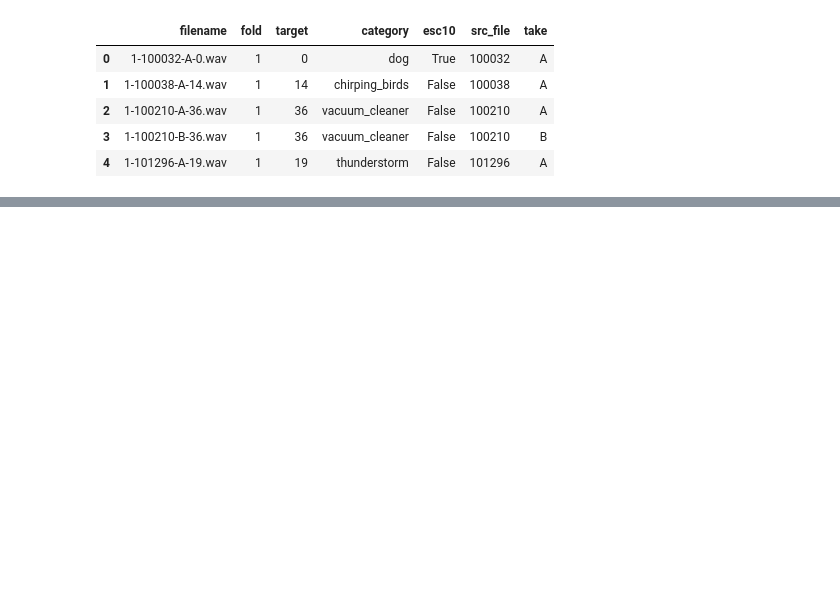
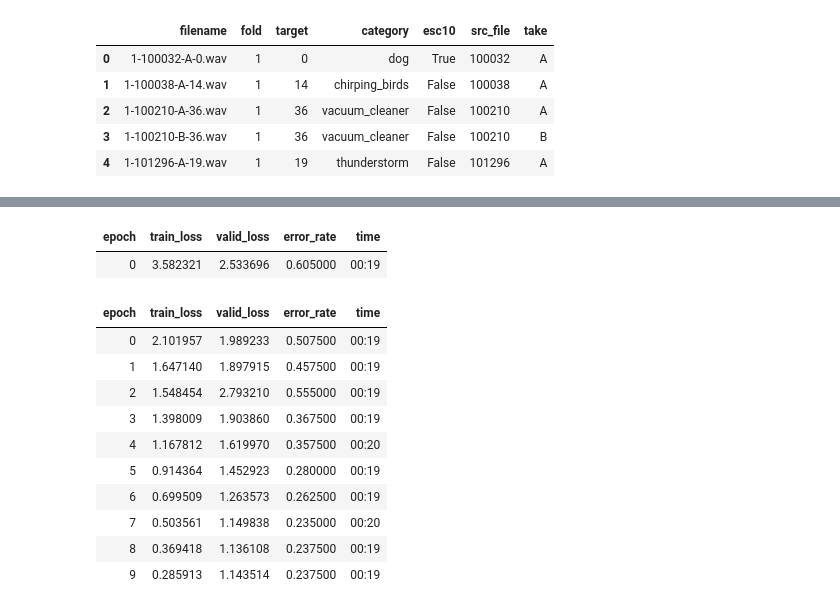
Before and after one commit to adamsiemaszkiewicz/sound_classifier, a Jupyter notebook: 02_Classifier.ipynb, the cells around one changed output, grey strips where cells are left out. Drawn from its saved outputs; the diff is of its cells as text; code cells hidden in the pictures; blank space fills up the shorter version.

```diff
--- a/02_Classifier.ipynb
+++ b/02_Classifier.ipynb
@@ -174,3 +204,19 @@ KeyboardInterrupt: ignored
+# %%
+learn.fine_tune(10, 1e-2)
+# %% [output]
+| epoch | train_loss | valid_loss | error_rate | time |
+| 0 | 3.582321 | 2.533696 | 0.605000 | 00:19 |
+| epoch | train_loss | valid_loss | error_rate | time |
+| 0 | 2.101957 | 1.989233 | 0.507500 | 00:19 |
+| 1 | 1.647140 | 1.897915 | 0.457500 | 00:19 |
+| 2 | 1.548454 | 2.793210 | 0.555000 | 00:19 |
+| 3 | 1.398009 | 1.903860 | 0.367500 | 00:19 |
+| 4 | 1.167812 | 1.619970 | 0.357500 | 00:20 |
+| 5 | 0.914364 | 1.452923 | 0.280000 | 00:19 |
+| 6 | 0.699509 | 1.263573 | 0.262500 | 00:19 |
+| 7 | 0.503561 | 1.149838 | 0.235000 | 00:20 |
+| 8 | 0.369418 | 1.136108 | 0.237500 | 00:19 |
+| 9 | 0.285913 | 1.143514 | 0.237500 | 00:19 |
 # %%
 learn.show_results()
 # %% [output]
```
Also changed, not shown: parts of 55 cells of this notebook, 2 other files.
